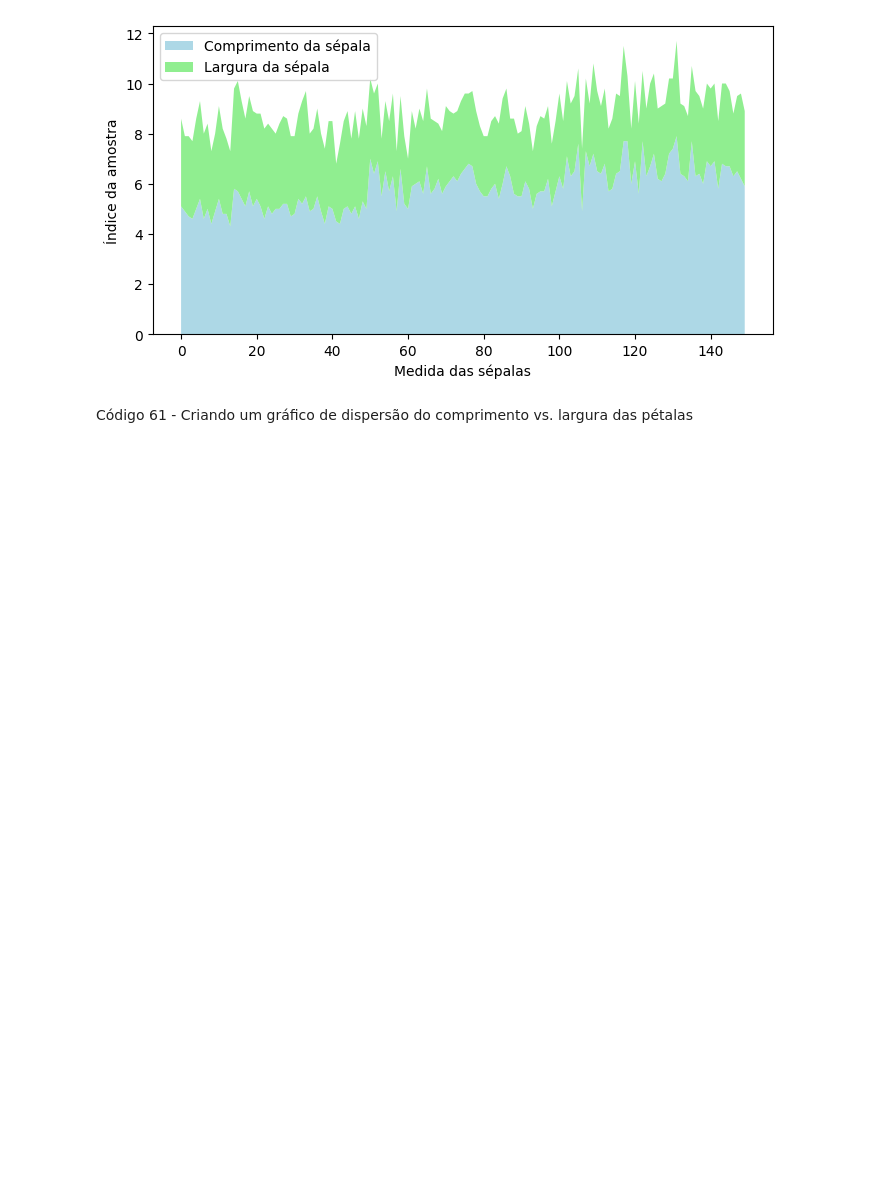
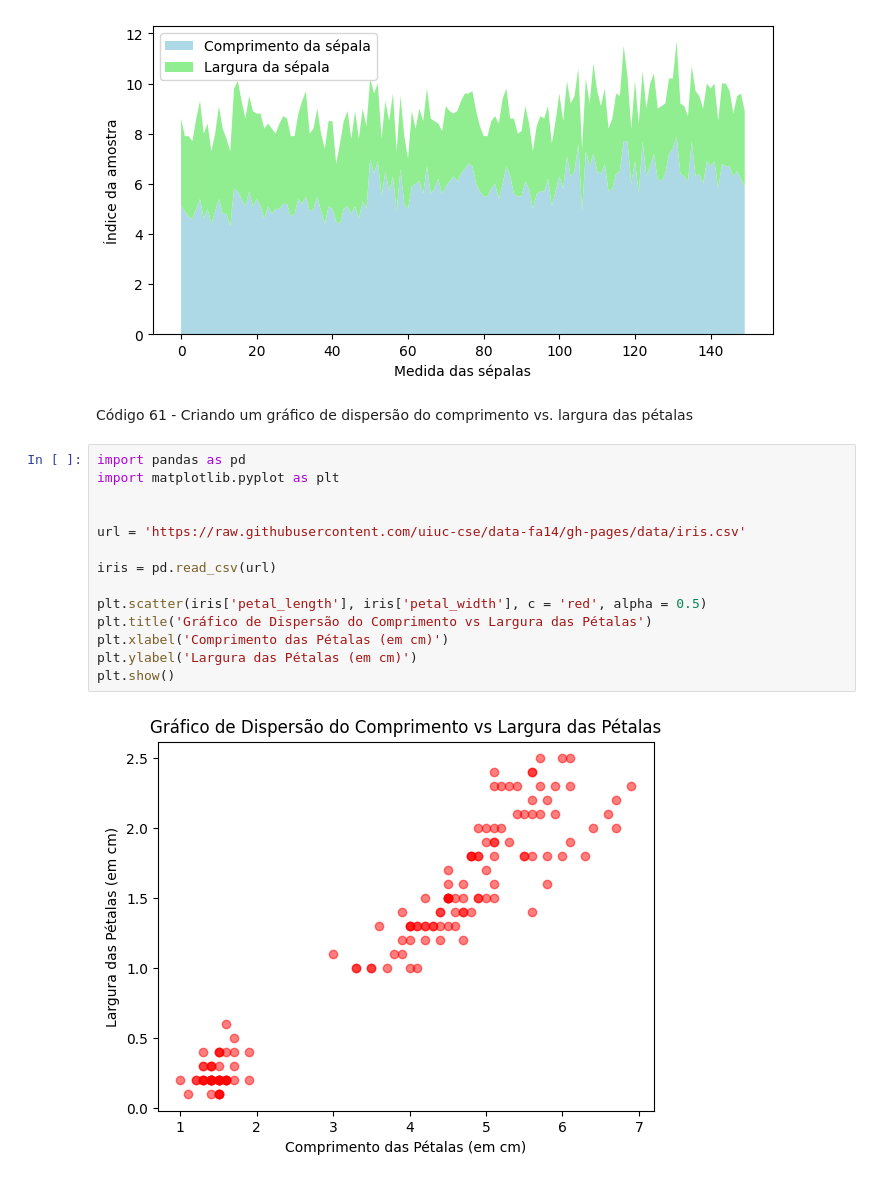
Before and after one commit to mariotlemes/pos-NLP, a Jupyter notebook: src/preliminar/python_para_processamento_de_dados.ipynb, the cells around one changed output. Drawn from its saved outputs; the diff is of its cells as text; blank space fills up the shorter version.

```diff
--- a/src/preliminar/python_para_processamento_de_dados.ipynb
+++ b/src/preliminar/python_para_processamento_de_dados.ipynb
@@ -877,3 +877,19 @@ plt.legend(loc='upper left')
 [figure]
 # %% [markdown]
 Código 61 - Criando um gráfico de dispersão do comprimento vs. largura das pétalas
+# %%
+import pandas as pd
+import matplotlib.pyplot as plt
+
+
+url = 'https://raw.githubusercontent.com/uiuc-cse/data-fa14/gh-pages/data/iris.csv'
+
+iris = pd.read_csv(url)
+
+plt.scatter(iris['petal_length'], iris['petal_width'], c = 'red', alpha = 0.5)
+plt.title('Gráfico de Dispersão do Comprimento vs Largura das Pétalas')
+plt.xlabel('Comprimento das Pétalas (em cm)')
+plt.ylabel('Largura das Pétalas (em cm)')
+plt.show()
+# %% [output]
+[figure, added]
```
Also changed, not shown: parts of 16 cells of this notebook.
